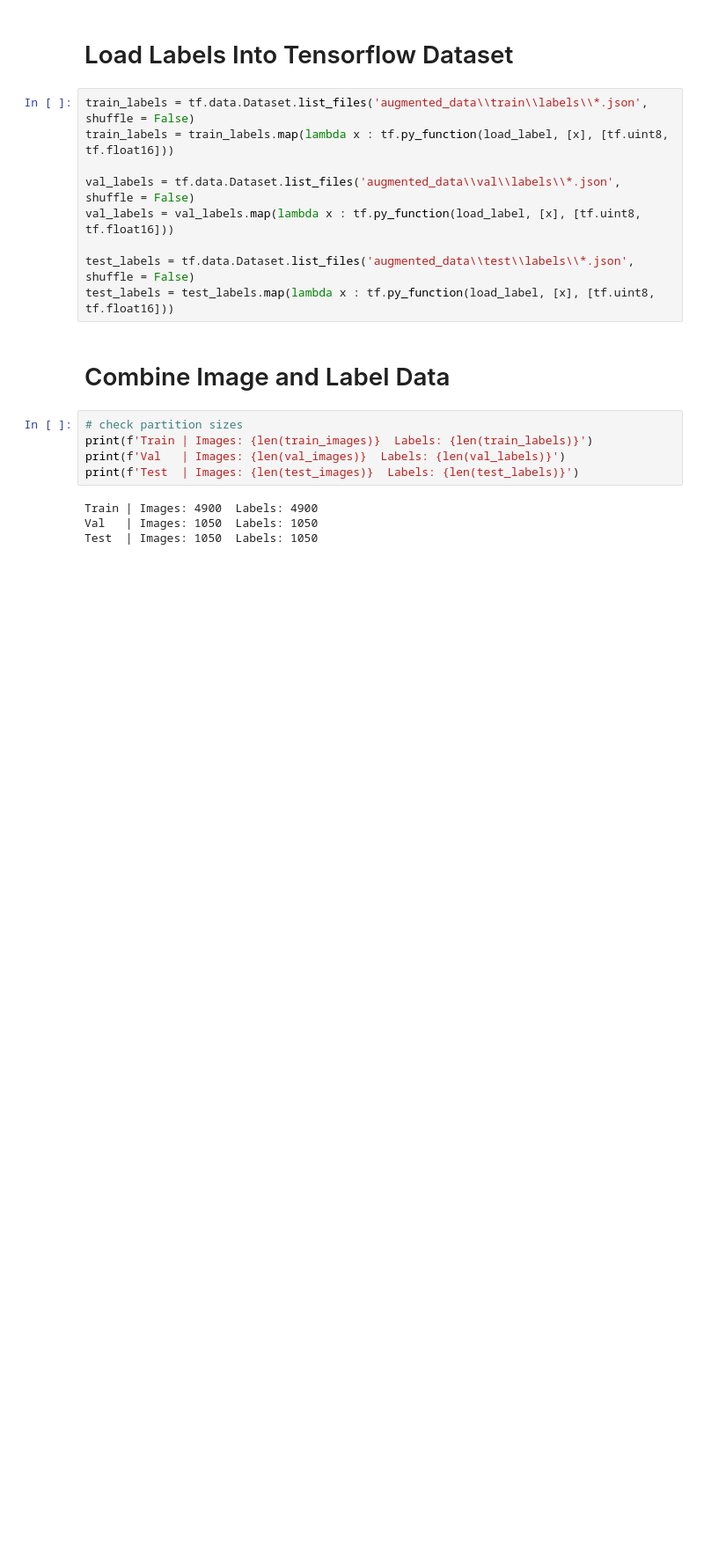
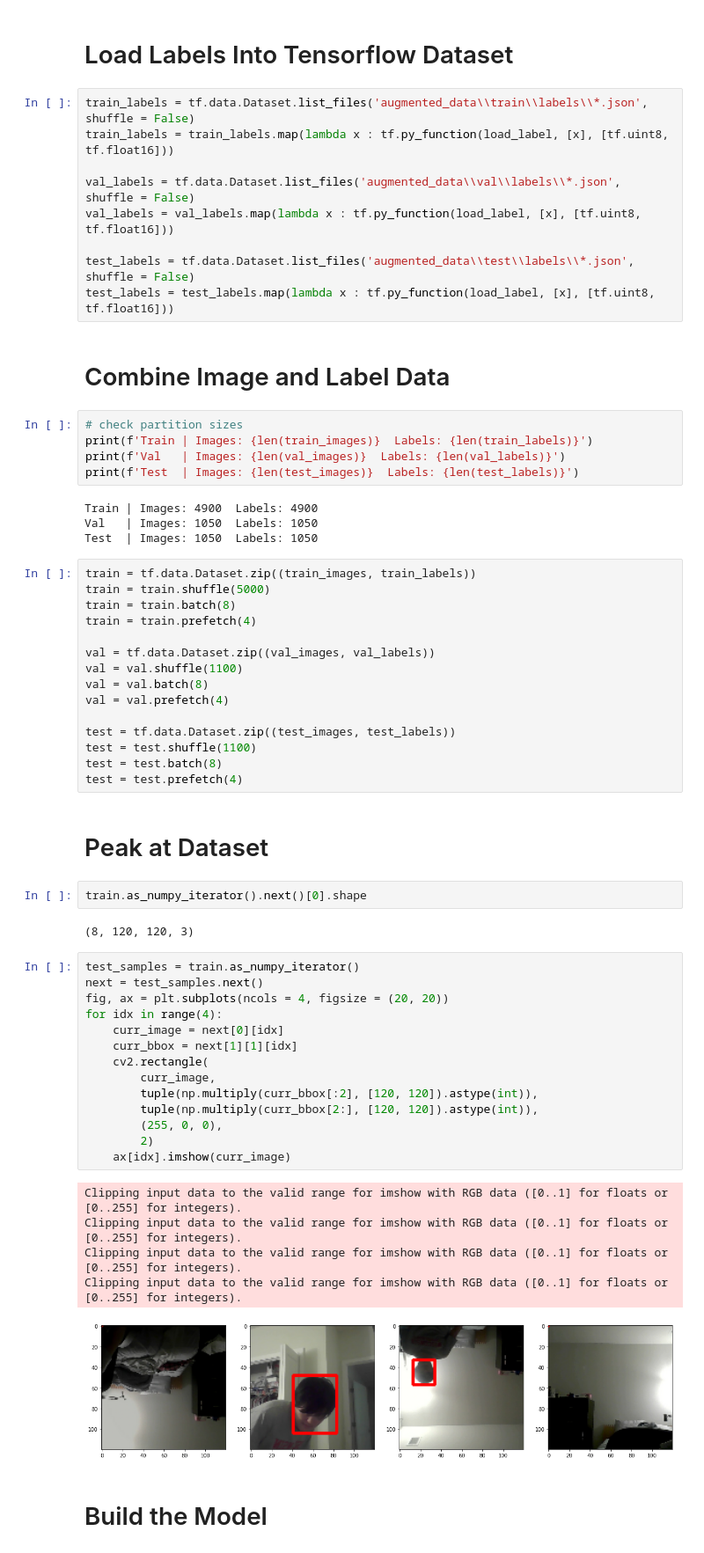
Before and after one commit to seankim658/TF-Face-Detection, a Jupyter notebook: notebook.ipynb, the cells around one changed output. Shown: that part at 88% size. Drawn from its saved outputs; the diff is of its cells as text; blank space fills up the shorter version.

Commit message:
ready to start model building

```diff
--- a/notebook.ipynb
+++ b/notebook.ipynb
@@ -355,3 +366,46 @@ print(f'Test  | Images: {len(test_images)}  Labels: {len(test_labels)}')
 Train | Images: 4900  Labels: 4900
 Val   | Images: 1050  Labels: 1050
 Test  | Images: 1050  Labels: 1050
+# %%
+train = tf.data.Dataset.zip((train_images, train_labels))
+train = train.shuffle(5000)
+train = train.batch(8)
+train = train.prefetch(4)
+
+val = tf.data.Dataset.zip((val_images, val_labels))
+val = val.shuffle(1100)
+val = val.batch(8)
+val = val.prefetch(4)
+
+test = tf.data.Dataset.zip((test_images, test_labels))
+test = test.shuffle(1100)
+test = test.batch(8)
+test = test.prefetch(4)
+# %% [markdown]
+# Peak at Dataset
+# %%
+train.as_numpy_iterator().next()[0].shape
+# %% [output]
+(8, 120, 120, 3)
+# %%
+test_samples = train.as_numpy_iterator()
+next = test_samples.next()
+fig, ax = plt.subplots(ncols = 4, figsize = (20, 20))
+for idx in range(4):
+    curr_image = next[0][idx]
+    curr_bbox = next[1][1][idx]
+    cv2.rectangle(
+        curr_image,
+        tuple(np.multiply(curr_bbox[:2], [120, 120]).astype(int)),
+        tuple(np.multiply(curr_bbox[2:], [120, 120]).astype(int)),
+        (255, 0, 0),
+        2)
+    ax[idx].imshow(curr_image)
+# %% [output]
+Clipping input data to the valid range for imshow with RGB data ([0..1] for floats or [0..255] for integers).
+Clipping input data to the valid range for imshow with RGB data ([0..1] for floats or [0..255] for integers).
+Clipping input data to the valid range for imshow with RGB data ([0..1] for floats or [0..255] for integers).
+Clipping input data to the valid range for imshow with RGB data ([0..1] for floats or [0..255] for integers).
+[figure, added]
+# %% [markdown]
+# Build the Model
```
Also changed, not shown: parts of 9 cells of this notebook.
